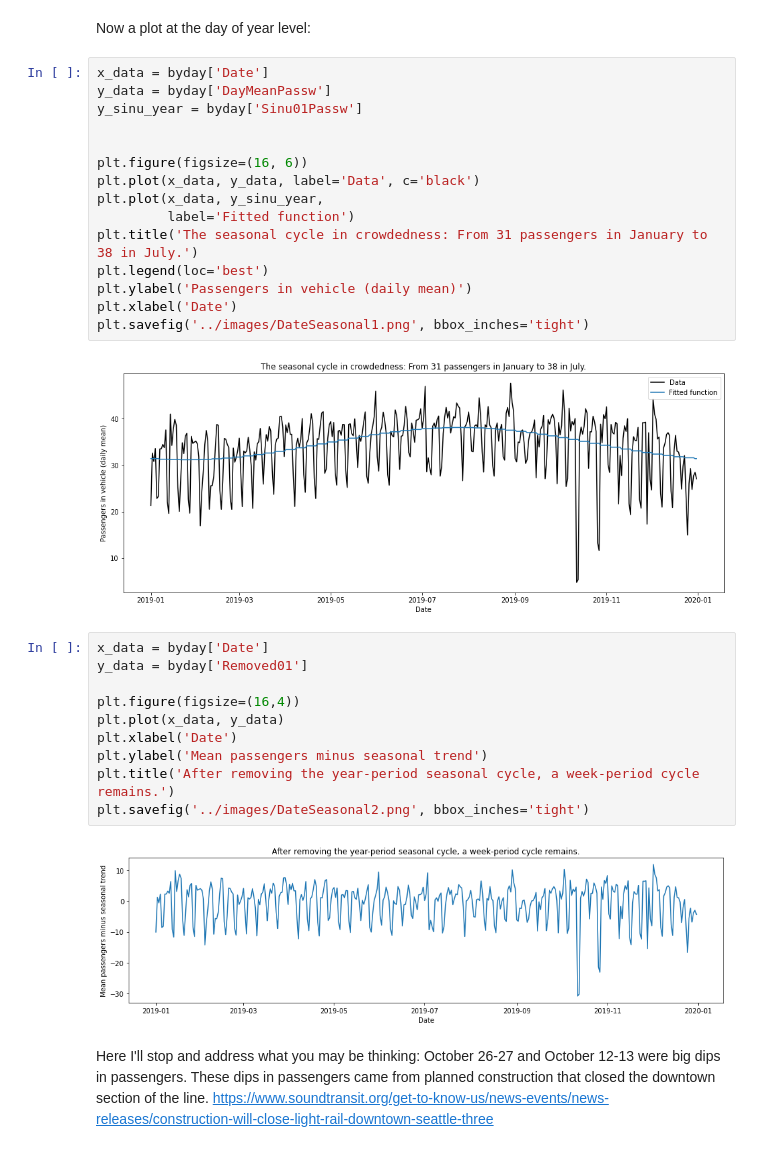
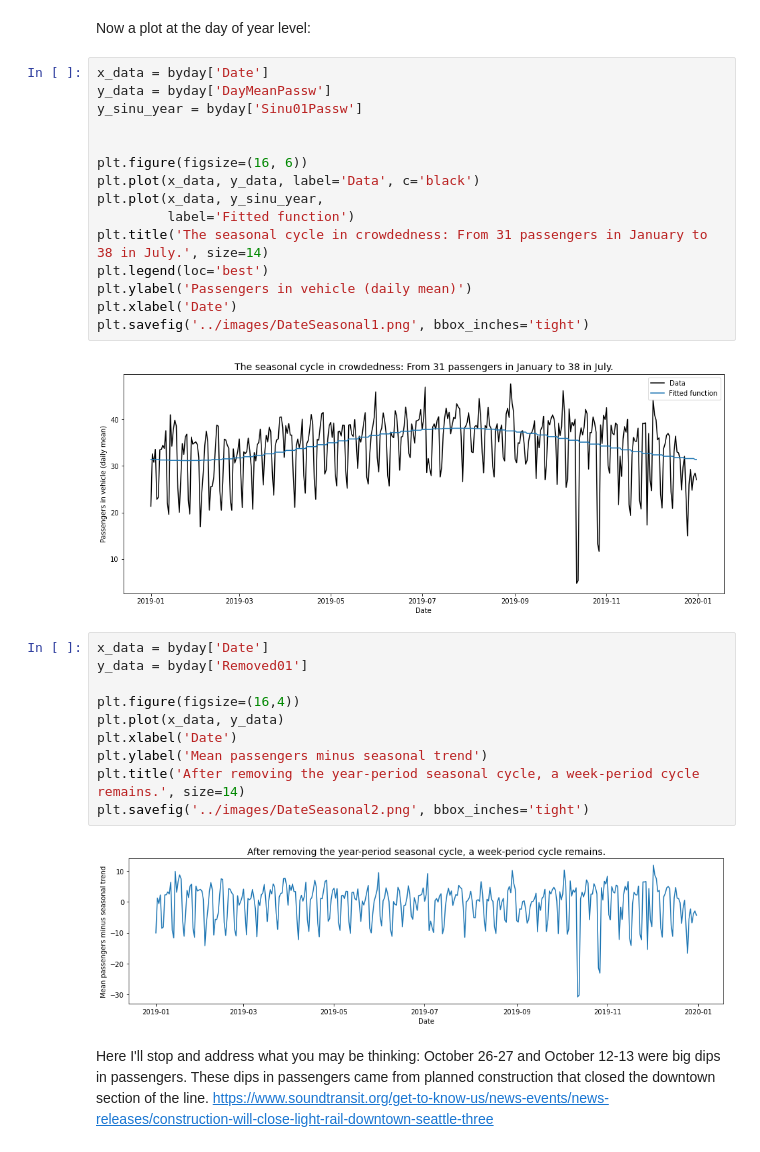
Before and after one commit to augustposch/seattle, a Jupyter notebook: notebooks/Cycles.ipynb, the cells around one changed output. Drawn from its saved outputs; the diff is of its cells as text.

Commit message:
Font size on plots

```diff
--- a/notebooks/Cycles.ipynb
+++ b/notebooks/Cycles.ipynb
@@ -75,20 +75,20 @@ Now a plot at the day of year level:
 # %%
 x_data = byday['Date']
 y_data = byday['DayMeanPassw']
 y_sinu_year = byday['Sinu01Passw']
 
 
 plt.figure(figsize=(16, 6))
 plt.plot(x_data, y_data, label='Data', c='black')
 plt.plot(x_data, y_sinu_year,
          label='Fitted function')
-plt.title('The seasonal cycle in crowdedness: From 31 passengers in January to 38 in July.')
+plt.title('The seasonal cycle in crowdedness: From 31 passengers in January to 38 in July.', size=14)
 plt.legend(loc='best')
 plt.ylabel('Passengers in vehicle (daily mean)')
 plt.xlabel('Date')
 plt.savefig('../images/DateSeasonal1.png', bbox_inches='tight')
 # %% [output]
-[figure, old version]
+[figure, new version]
 # %%
 x_data = byday['Date']
 y_data = byday['Removed01']
@@ -97,10 +97,10 @@ plt.figure(figsize=(16,4))
 plt.plot(x_data, y_data)
 plt.xlabel('Date')
 plt.ylabel('Mean passengers minus seasonal trend')
-plt.title('After removing the year-period seasonal cycle, a week-period cycle remains.')
+plt.title('After removing the year-period seasonal cycle, a week-period cycle remains.', size=14)
 plt.savefig('../images/DateSeasonal2.png', bbox_inches='tight')
 # %% [output]
-[figure, old version]
+[figure, new version]
 # %% [markdown]
 Here I'll stop and address what you may be thinking: October 26-27 and October 12-13 were big dips in passengers. These dips in passengers came from planned construction that closed the downtown section of the line. https://www.soundtransit.org/get-to-know-us/news-events/news-releases/construction-will-close-light-rail-downtown-seattle-three
 # %% [markdown]
```
Also changed, not shown: parts of 1 cell of this notebook, 10 other files.
